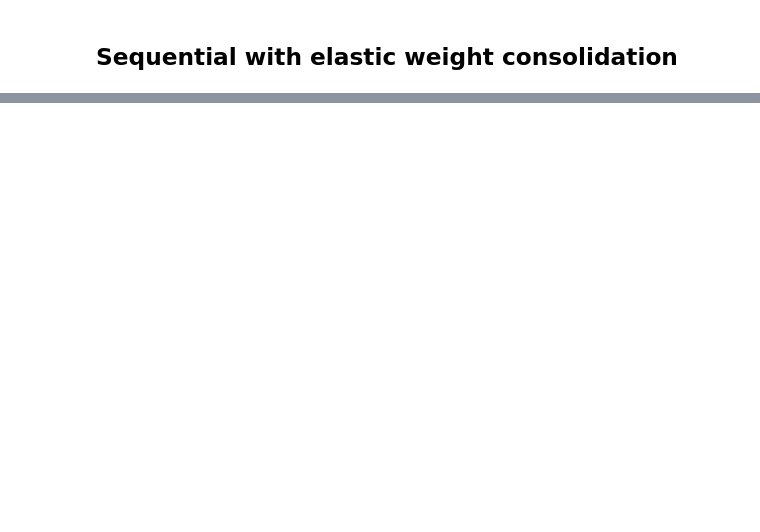
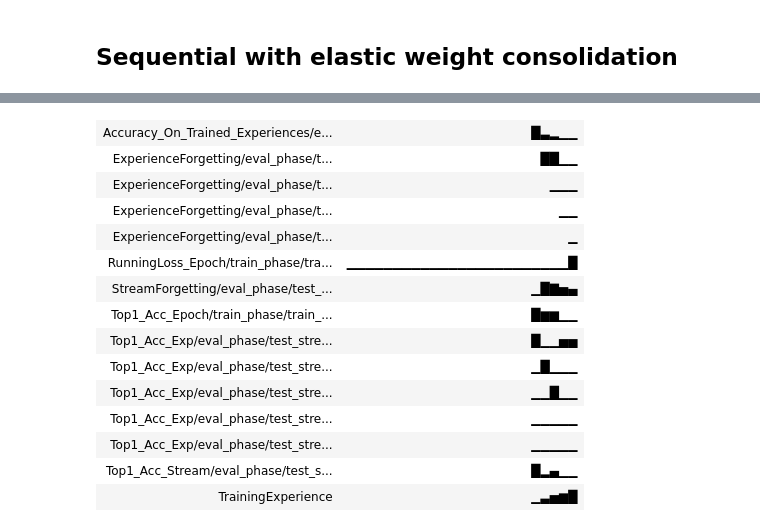
Before and after one commit to f-fuchs/continual-learning, a Jupyter notebook: ContinualLearning.ipynb, the cells around one changed output, grey strips where cells are left out. Cells and saved outputs as stored; diff of their text form; code cells hidden in the pictures; blank space fills up the shorter version.

Commit message:
testing ewc with smaller model. can stop learning now

```diff
--- a/ContinualLearning.ipynb
+++ b/ContinualLearning.ipynb
@@ -917,3 +958,8 @@ models.append(conv_mixer_minimal)
 #     "n_classes": 10,
 # }
 # models.append(conv_mixer_tiny)
+# %%
+simple_cnn = {
+    "constructor": SimpleCNN,
+}
+models.append(simple_cnn)
@@ -961,8 +1084,8 @@ tasks = 5
 ## Sequential with elastic weight consolidation
 # %%
 for model in models:
-    for ewc_lambda in [10]:
-        for samples_for_fisher_approximation in [1000, 500, 100]:
+    for ewc_lambda in [75000]:
+        for samples_for_fisher_approximation in [1000]:
             train_tasks_sequentially_elastic_weight_consolidation(
                 model_dict=deepcopy(model),
                 device=device,
@@ -985,0 +1165,3 @@ Files already downloaded and verified
+# %%
+# scenario
+benchmark = SplitCIFAR10(n_experiences=5, shuffle=False)
@@ -985,0 +1199,5 @@ Files already downloaded and verified
+# %%
+batch_size = 32
+epochs = 1
+lr = 0.01
+momentum = 0.9
@@ -985,0 +1206,56 @@ Files already downloaded and verified
+# %%
+for ewc_lambda in torch.linspace(280, 300, 10):
+    #model = SimpleMLP(num_classes=benchmark.n_classes, input_size=3*32*32)
+    model = Net()
+    optimizer = torch.optim.SGD(model.parameters(), lr=lr, momentum=momentum)
+    criterion = nn.CrossEntropyLoss()
+    interactive_logger = InteractiveLogger()
+    wandb_logger = WandBLogger(
+        project_name="continual learning",
+        run_name=f"avalanche_{datetime.now(tz=timezone.utc).strftime('%Y_%m_%d_%H_%M_%S')}",
+        log_artifacts=True,
+        config={
+            "ewc_lambda":ewc_lambda,
+            "batch_size": batch_size,
+            "epochs": epochs,
+            "lr": lr,
+            "optimizer":optimizer,
+            "momentum":momentum,
+            "model": model,
+        },
+    )
+
+    eval_plugin = EvaluationPlugin(
+        accuracy_metrics(
+            minibatch=False,
+            epoch=True,
+            epoch_running=False,
+            experience=True,
+            stream=True,
+            trained_experience=True
+        ),
+        loss_metrics(
+            minibatch=False,
+            epoch=False,
+            epoch_running=True,
+            experience=False,
+            stream=False,
+        ),
+        forgetting_metrics(experience=True, stream=True),
+        WeightCheckpoint(),
+        loggers=[interactive_logger, wandb_logger],
+    )
+    plugin = EarlyStoppingPlugin(patience= 3, val_stream_name="eval_phase/test_stream/Task000", metric_name="Accuracy_On_Trained_Experiences", mode="max")
+    cl_strategy = EWC(model=model, optimizer=optimizer, criterion=criterion, ewc_lambda=ewc_lambda.item(), mode="separate",train_mb_size=batch_size, train_epochs=epochs, eval_mb_size=batch_size, device="cuda", evaluator=eval_plugin)
+    results = []
+    for experience in benchmark.train_stream:
+        print("Start of experience: ", experience.current_experience)
+        print("Current Classes: ", experience.classes_in_this_experience)
+
+        cl_strategy.train(experience)
+        print('Training completed')
+
+        print('Computing accuracy on the whole test set')
+        results.append(cl_strategy.eval(benchmark.test_stream))
+    del model
+# %% [output]
@@ -985,0 +1264,15 @@ Files already downloaded and verified
+| Accuracy_On_Trained_Experiences/e... | █▃▂▁▁ |
+| ExperienceForgetting/eval_phase/t... | ██▁▁ |
+| ExperienceForgetting/eval_phase/t... | ▁▁▁ |
+| ExperienceForgetting/eval_phase/t... | ▁▁ |
+| ExperienceForgetting/eval_phase/t... | ▁ |
+| RunningLoss_Epoch/train_phase/tra... | ▁▁▁▁▁▁▁▁▁▁▁▁▁▁▁▁▁▁▁▁▁▁▁▁█ |
+| StreamForgetting/eval_phase/test_... | ▁█▇▅▄ |
+| Top1_Acc_Epoch/train_phase/train_... | █▆▆▁▁ |
+| Top1_Acc_Exp/eval_phase/test_stre... | █▁▁▅▅ |
+| Top1_Acc_Exp/eval_phase/test_stre... | ▁█▁▁▁ |
+| Top1_Acc_Exp/eval_phase/test_stre... | ▁▁█▁▁ |
+| Top1_Acc_Exp/eval_phase/test_stre... | ▁▁▁▁▁ |
+| Top1_Acc_Exp/eval_phase/test_stre... | ▁▁▁▁▁ |
+| Top1_Acc_Stream/eval_phase/test_s... | █▂▄▁▁ |
+| TrainingExperience | ▁▃▅▆█ |
```
Also changed, not shown: parts of 33 cells of this notebook, 1 other file.
